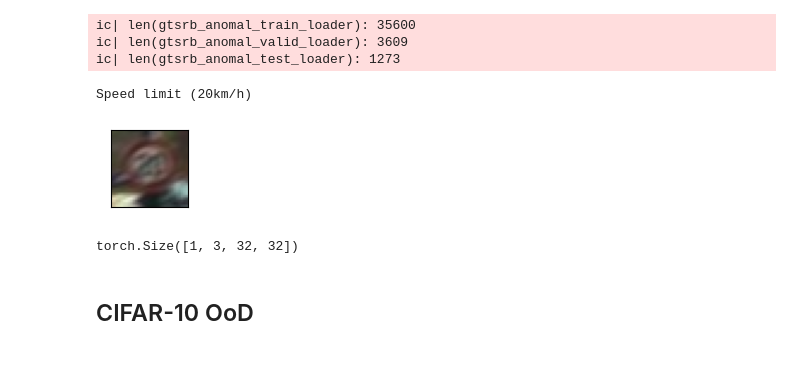
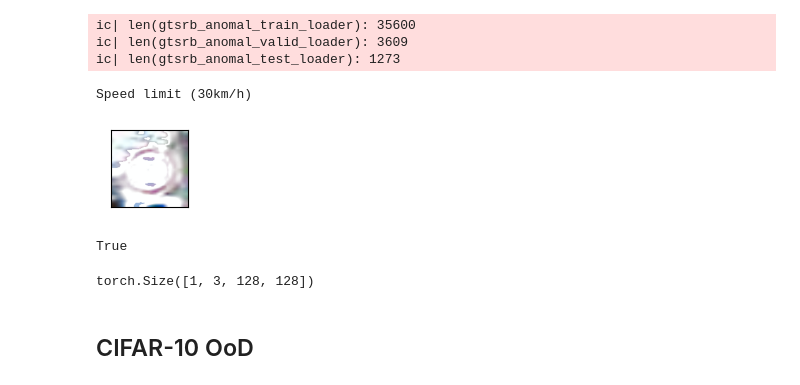
Before and after one commit to danielm322/gtsrb_classifier, a Jupyter notebook: NB_CoRL2023_classification_resnet18_samples.ipynb, the cells around one changed output. Saved outputs shown, nothing was run; the diff lists cells and outputs as text; code cells hidden in the pictures.

Commit message:
Add SpectralNorm for ResNet18 Add RandomFog anomaly to GTSRB datamodule Add image size 128x128 to the datamodule.yaml Add Notebooks

```diff
--- a/NB_CoRL2023_classification_resnet18_samples.ipynb
+++ b/NB_CoRL2023_classification_resnet18_samples.ipynb
@@ -96,7 +87,7 @@ Dangerous curve to the left
 # %%
 dataset_path = "/media/farnez/Data/DATASETS/gtsrb-data/"
 # %%
-gtsrb_anomal_dm = GtsrbModule(data_path=dataset_path, batch_size=1, anomaly_transforms=True)
+gtsrb_anomal_dm = GtsrbModule(img_size=(128, 128), data_path=dataset_path, batch_size=1, anomaly_transforms=True, shuffle=True)
 # %%
 gtsrb_anomal_dm.setup(stage='fit')
 gtsrb_anomal_dm.setup(stage='validate')
@@ -132,19 +107,23 @@ ic| len(gtsrb_anomal_train_loader): 35600
 ic| len(gtsrb_anomal_valid_loader): 3609
 ic| len(gtsrb_anomal_test_loader): 1273
 # %%
-dataiter = iter(gtsrb_anomal_train_loader)
+dataiter_anomal = iter(gtsrb_anomal_train_loader)
 # %%
-samp, lbl = dataiter.next()
+samp, lbl = dataiter_anomal.next()
 lbl_np = lbl[0].cpu().numpy()
-print(gtsrb_normal_dm.idx2label[lbl_np.item()])
-gtsrb_normal_dm.unprocess_image(samp[0], plot=True)
+print(gtsrb_anomal_dm.idx2label[lbl_np.item()])
+gtsrb_anomal_dm.unprocess_image(samp[0], plot=True)
 # %% [output]
-Speed limit (20km/h)
+Speed limit (30km/h)
-[figure, old version]
+[figure, new version]
+# %%
+gtsrb_anomal_dm.anomaly_transforms
+# %% [output]
+True
 # %%
 samp.shape
 # %% [output]
-torch.Size([1, 3, 32, 32])
+torch.Size([1, 3, 128, 128])
 # %% [markdown]
 ## CIFAR-10 OoD
 # %%
```
Also changed, not shown: parts of 130 cells of this notebook, 8 other files.
